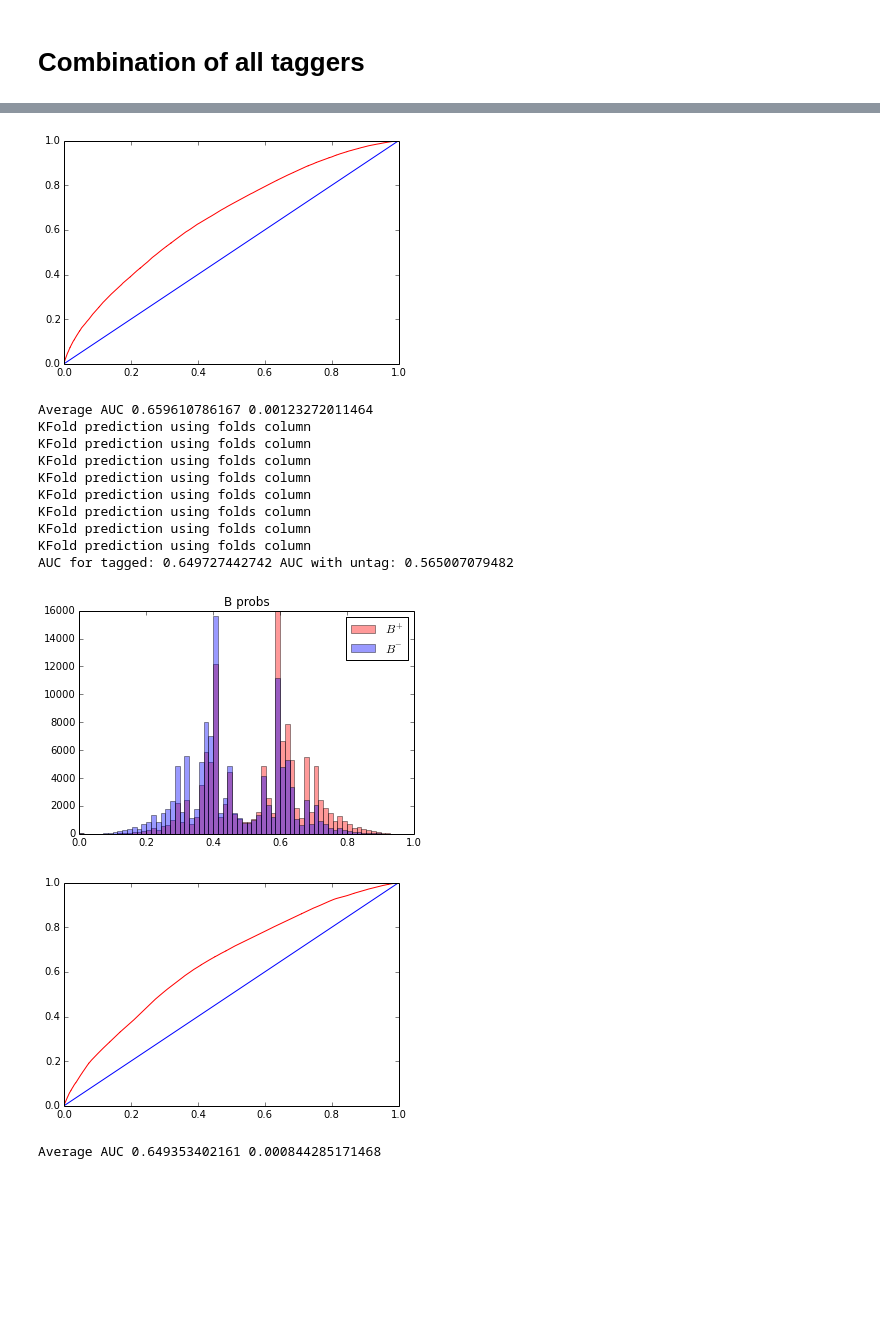
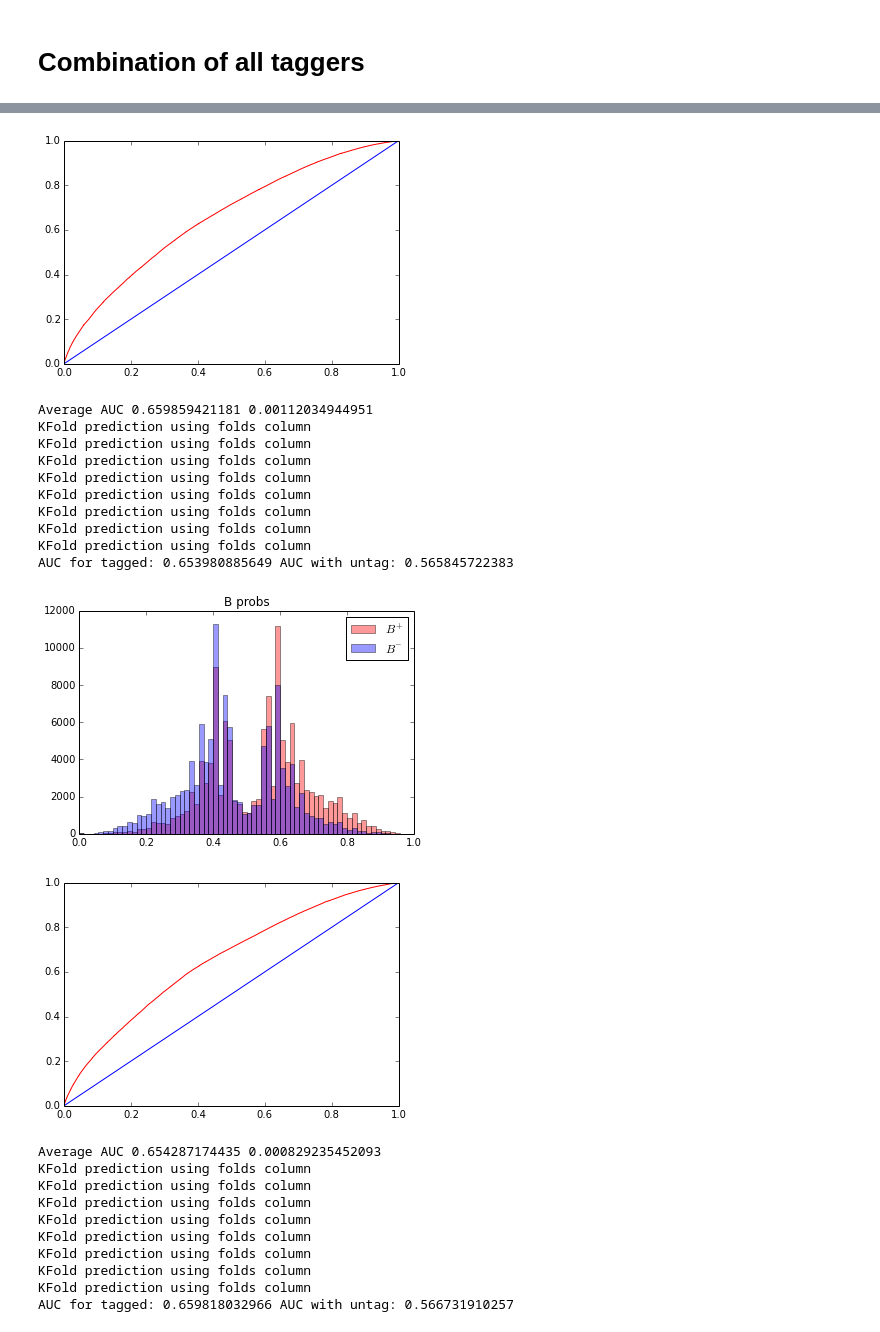
Before and after one commit to tlikhomanenko/tagging_LHCb, a Jupyter notebook: old-tagging.ipynb, the cells around one changed output, grey strips where cells are left out. Saved outputs shown, nothing was run; the diff lists cells and outputs as text; code cells hidden in the pictures; blank space fills up the shorter version.

```diff
--- a/old-tagging.ipynb
+++ b/old-tagging.ipynb
@@ -38,11 +42,21 @@ for name, data in datasets.items():
 # %%
 features_vtx = ['mult', 'nnkrec', 'ptB', 'vflag', 'ipsmean', 'ptmean', 'vcharge',
                 'svm', 'svp', 'BDphiDir', 'svtau', 'docamax']
+
+features_ele = ['mult', 'partPt', 'partP', 'ptB', 'IPs', 'partlcs', 'eOverP', 'ghostProb', 'IPPU']
+features_muon = ['mult', 'partPt', 'partP', 'ptB', 'IPs', 'partlcs', 'PIDNNm', 'ghostProb', 'IPPU']
+features_kaon = ['mult', 'partP', 'partPt', 'nnkrec', 'ptB', 'IPs', 'partlcs',
+                'PIDNNk', 'PIDNNpi', 'PIDNNp', 'ghostProb', 'IPPU']
+
 features_tr = ['mult', 'partPt', 'partP', 'ptB', 'IPs', 'partlcs', 'ghostProb', 'IPPU', 'eOverP',
-               'PIDNNpi', 'PIDNNp', 'nnkrec', 'partTheta', #u'partPhi',
+               'PIDNNpi', 'PIDNNp', 'PIDNNk', 'PIDNNm', 'PIDNNe', 'nnkrec', 'partTheta', 'partPhi',
                'veloch']
-features = {'$e$': features_tr + ['PIDNNe'], '$\mu$': features_tr + ['PIDNNm'],
-            '$K$': features_tr + ['PIDNNk'], 'vtx': features_vtx}
+
+features_tmva = {'$e$': features_ele, '$\mu$': features_muon,
+                 '$K$': features_kaon, 'vtx': features_vtx}
+
+features_xgb = {'$e$': features_tr, '$\mu$': features_tr,
+                '$K$': features_tr, 'vtx': features_vtx}
 # %%
 get_N_B_events()
 # %% [output]
@@ -104,15 +118,15 @@ from rep.estimators import TMVAClassifier
 from rep.estimators import TMVAClassifier
 from rep.metaml import FoldingClassifier
 
-tmva_base_muon = TMVAClassifier(method='kMLP', factory_options='Transformations=I;D;N', sigmoid_function='identity',
-                                NeuronType='tanh', NCycles=280, HiddenLayers='N+5', TrainingMethod='BFGS',
+tmva_base_muon = TMVAClassifier(method='kMLP', factory_options='Transformations=I', sigmoid_function='identity',
+                                NeuronType='tanh', NCycles=280, HiddenLayers='N+5', TrainingMethod='BFGS', TestRate=5,
                                 UseRegulator=True, EstimatorType='CE')
 
-tmva_base_ele = TMVAClassifier(method='kMLP', factory_options='Transformations=I;D;N', sigmoid_function='identity',
+tmva_base_ele = TMVAClassifier(method='kMLP', factory_options='Transformations=I', sigmoid_function='identity',
                                NeuronType='sigmoid', NCycles=180, HiddenLayers='N+5', TrainingMethod='BFGS',
                                UseRegulator=True)
 
-tmva_base_kaon_vtx = TMVAClassifier(method='kMLP', factory_options='Transformations=I;D;N',
+tmva_base_kaon_vtx = TMVAClassifier(method='kMLP', factory_options='Transformations=I',
                                     sigmoid_function='identity',
                                     NeuronType='tanh', NCycles=180, HiddenLayers='N+5', TrainingMethod='BFGS',
                                     UseRegulator=True, EstimatorType='CE')
@@ -126,7 +140,7 @@ for key, data in data_sw_passed.items():
     else:
         tmva_base = tmva_base_kaon_vtx
     estimators[key + '_tmva'] = FoldingClassifier(tmva_base, n_folds=2, random_state=11, ipc_profile='ssh-ipy',
-                                                  features=features[key])
+                                                  features=features_tmva[key])
     estimators[key + '_tmva'].fit(data, data['label'], data['N_sig_sw'])
 # %% [markdown]
 ### XGBoost
@@ -138,7 +152,7 @@ xgb_base_ele = XGBoostClassifier(colsample=1.0, eta=0.01, nthreads=4,
                                  n_estimators=200, subsample=0.3, max_depth=5)
 
 xgb_base_other = XGBoostClassifier(colsample=1.0, eta=0.01, nthreads=4,
-                             n_estimators=500, subsample=0.3, max_depth=3)
+                                   n_estimators=500, subsample=0.3, max_depth=3)
 
 for key, data in data_sw_passed.items():
     if 'e' in key:
@@ -147,7 +161,7 @@ for key, data in data_sw_passed.items():
         xgb_base = xgb_base_other
 
     estimators[key + '_xgboost'] = FoldingClassifier(xgb_base, n_folds=2, random_state=11, ipc_profile='ssh-ipy',
-                                                     features=features[key])
+                                                     features=features_xgb[key])
     estimators[key + '_xgboost'].fit(data, data['label'], data['N_sig_sw'])
 # %%
 import cPickle
@@ -258,7 +272,7 @@ def combine_taggers(tagger_outputs, tagger_keys):
     tag_result[probs_wrong > 0.5] = -1
     return tag_result, 1 - probs_wrong, tagger_outputs.weight.values, tagger_outputs.signB.values
 # %%
-def run_combine(model_suffix="", model_name=""):
+def run_combine(model_suffix="", model_name="", logistic=False):
     """
     :param suffix: suffix used for taggers
     :param model_name: name for model after combining classifiers
@@ -268,7 +282,7 @@ def run_combine(model_suffix="", model_name=""):
     for key in datasets.keys():
         name = key + model_suffix
         data, probs = predict_by_estimator(estimators[name], [data_sw_passed[key], data_sw_not_passed[key]])
-        probs_calibrated = calibrate_probs(data.label.values, data.N_sig_sw.values, probs, logistic=False)
+        probs_calibrated = calibrate_probs(data.label.values, data.N_sig_sw.values, probs, logistic=logistic)
 
         ids = numpy.array(data['event_id'])
         data_with_predictions[key] = pandas.DataFrame({'prob_{}'.format(key): probs_calibrated,
@@ -311,7 +325,9 @@ def run_combine(model_suffix="", model_name=""):
 
     return result_table(tagging_efficiency_combined, tagging_efficiency_combined_delta, D2, auc_full, model_name)
 # %%
-results = [run_combine("_xgboost", "xgb_combined"), run_combine("_tmva", "tmva_combined")]
+results = [run_combine("_xgboost", "iso-xgb_combined"),
+           run_combine("_tmva", "iso-tmva_combined"),
+           run_combine("_xgboost", "log-xgb_combined", logistic=True)]
 # %% [output]
 KFold prediction using folds column
 KFold prediction using folds column
@@ -326,14 +342,23 @@ AUC for tagged: 0.659560876046 AUC with untag: 0.566819563379
 [figure]
-Average AUC 0.659610786167 0.00123272011464
+Average AUC 0.659859421181 0.00112034944951
 KFold prediction using folds column
 KFold prediction using folds column
 KFold prediction using folds column
 KFold prediction using folds column
 KFold prediction using folds column
 KFold prediction using folds column
 KFold prediction using folds column
 KFold prediction using folds column
-AUC for tagged: 0.649727442742 AUC with untag: 0.565007079482
+AUC for tagged: 0.653980885649 AUC with untag: 0.565845722383
-[figure, old version]
+[figure, new version]
 [figure]
-Average AUC 0.649353402161 0.000844285171468
+Average AUC 0.654287174435 0.000829235452093
+KFold prediction using folds column
+KFold prediction using folds column
+KFold prediction using folds column
+KFold prediction using folds column
+KFold prediction using folds column
+KFold prediction using folds column
+KFold prediction using folds column
+KFold prediction using folds column
+AUC for tagged: 0.659818032966 AUC with untag: 0.566731910257
```
Also changed, not shown: parts of 7 cells of this notebook, 9 other files.
